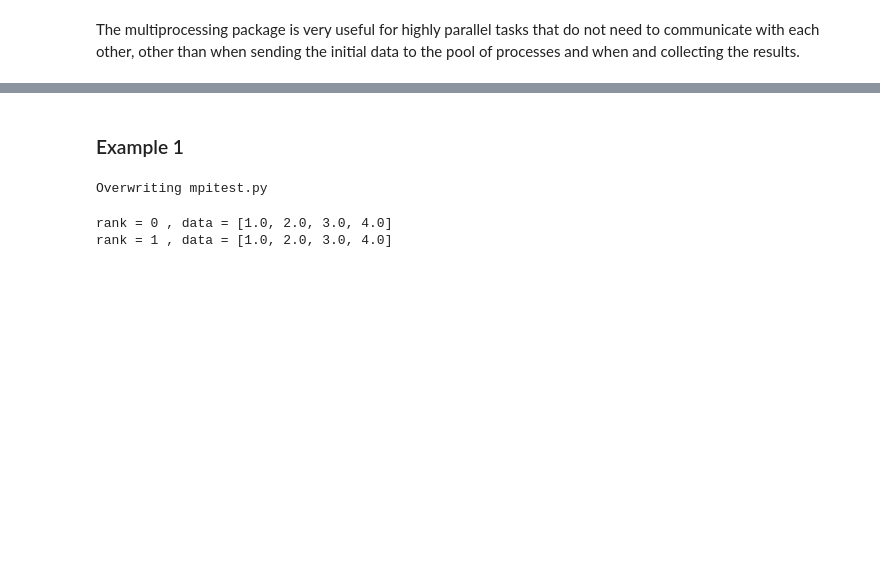
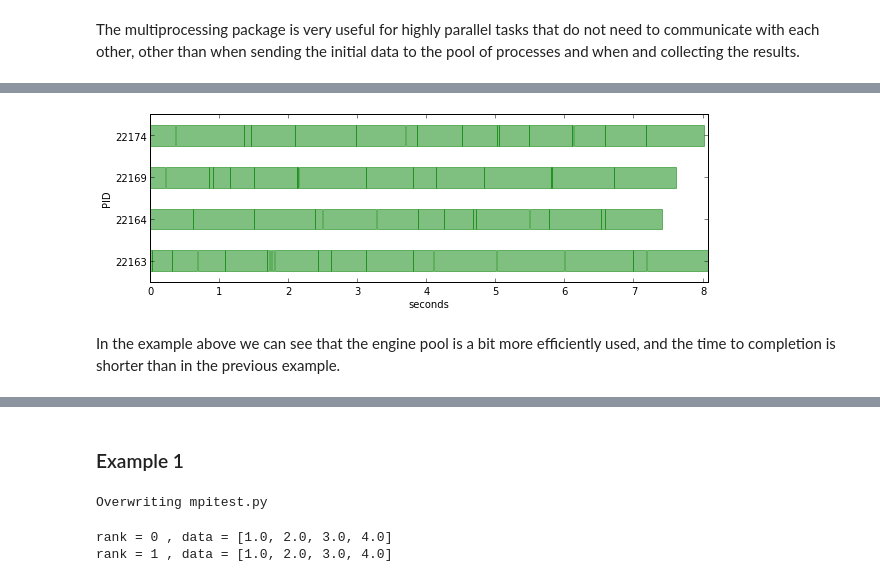
Before and after one commit to jrjohansson/scientific-python-lectures, a Jupyter notebook: Lecture-6B-HPC.ipynb, the cells around one changed output, grey strips where cells are left out. Saved outputs shown, nothing was run; the diff lists cells and outputs as text; code cells hidden in the pictures; blank space fills up the shorter version.

```diff
--- a/Lecture-6B-HPC.ipynb
+++ b/Lecture-6B-HPC.ipynb
@@ -43,0 +162,19 @@ The multiprocessing package is very useful for highly parallel tasks that do not
+# %%
+@lbview.parallel(block=True)
+def dummy_task_load_balanced(delay):
+    """ a dummy task that takes 'delay' seconds to finish """
+    import os, time
+
+    t0 = time.time()
+    pid = os.getpid()
+    time.sleep(delay)
+    t1 = time.time()
+
+    return [pid, t0, t1]
+# %%
+result = dummy_task_load_balanced.map(delay_times)
+visualize_tasks(result)
+# %% [output]
+[figure, added]
+# %% [markdown]
+In the example above we can see that the engine pool is a bit more efficiently used, and the time to completion is shorter than in the previous example.
```
Also changed, not shown: parts of 32 cells of this notebook.
